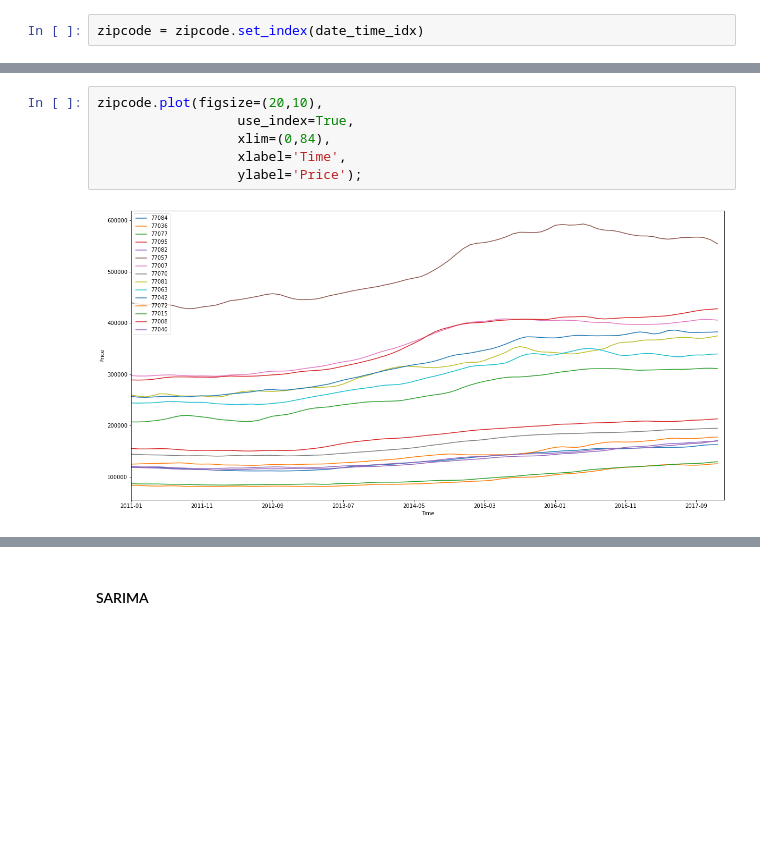
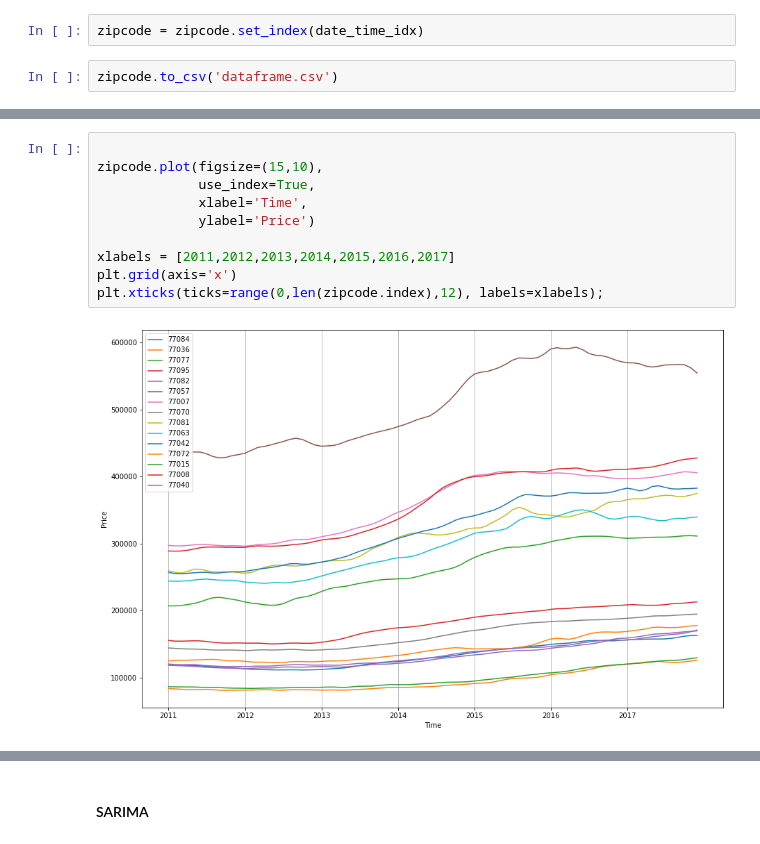
Before and after one commit to Blue723/Housing_Time_Series, a Jupyter notebook: Time_Series_notebook.ipynb, the cells around one changed output, grey strips where cells are left out. Cells and saved outputs as stored; diff of their text form; blank space fills up the shorter version.

```diff
--- a/Time_Series_notebook.ipynb
+++ b/Time_Series_notebook.ipynb
@@ -216,6 +220,8 @@ memory usage: 10.0 KB
 | 4 | 118000.0 | 126400.0 | 210700.0 | 155100.0 | 117000.0 | 436600.0 | 298200.0 | 142800.0 | 261900.0 | 245600.0 | 256500.0 | ... |
 # %%
 zipcode = zipcode.set_index(date_time_idx)
+# %%
+zipcode.to_csv('dataframe.csv')
 # %%
 zipcode.head()
 # %% [output]
@@ -226,10 +232,14 @@ zipcode.head()
 | 2011-04 | 118100.0 | 126200.0 | 209100.0 | 154800.0 | 117500.0 | 435200.0 | 297200.0 | 142900.0 | 258400.0 | 244400.0 | 255700.0 | ... |
 | 2011-05 | 118000.0 | 126400.0 | 210700.0 | 155100.0 | 117000.0 | 436600.0 | 298200.0 | 142800.0 | 261900.0 | 245600.0 | 256500.0 | ... |
 # %%
-zipcode.plot(figsize=(20,10),
-                  use_index=True,
-                  xlim=(0,84),
-                  xlabel='Time',
-                  ylabel='Price');
+
+zipcode.plot(figsize=(15,10),
+             use_index=True,
+             xlabel='Time',
+             ylabel='Price')
+
+xlabels = [2011,2012,2013,2014,2015,2016,2017]
+plt.grid(axis='x')
+plt.xticks(ticks=range(0,len(zipcode.index),12), labels=xlabels);
 # %% [output]
-[figure, old version]
+[figure, new version]
```
Also changed, not shown: parts of 13 cells of this notebook, 3 other files.
